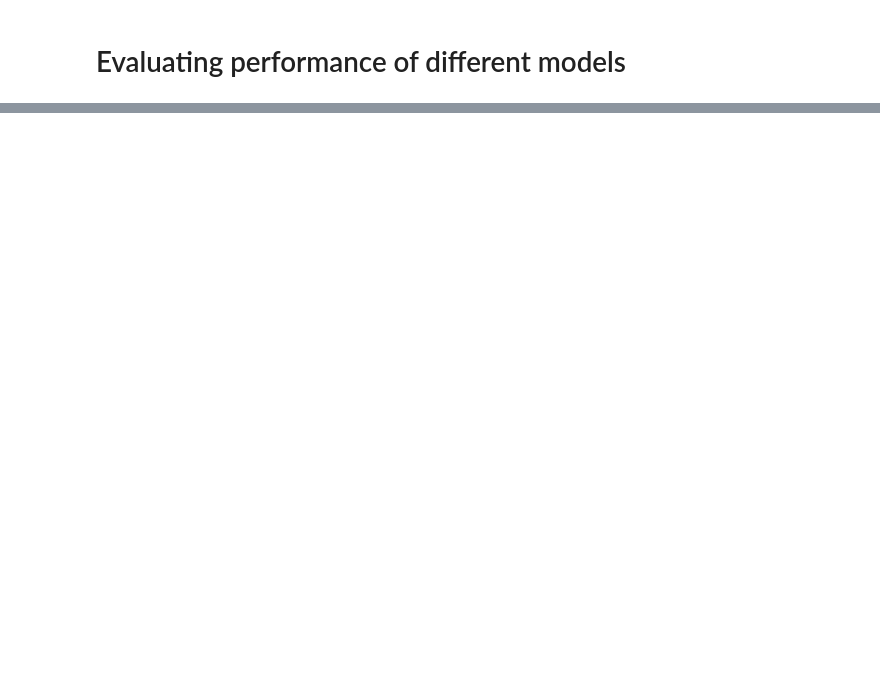
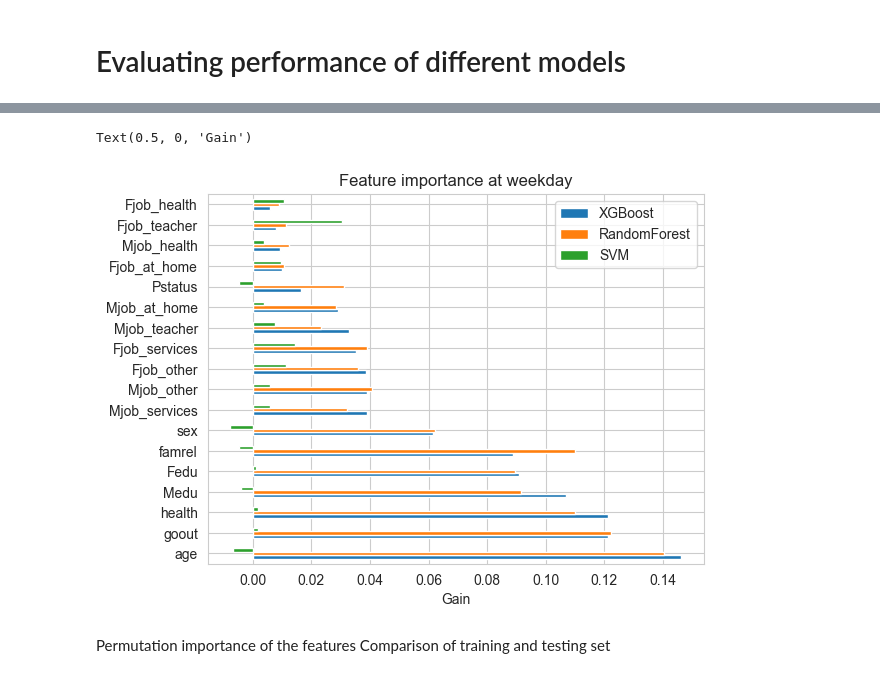
Before and after one commit to moon1201/DSGP8_Final, a Jupyter notebook: Modeling.ipynb, the cells around one changed output, grey strips where cells are left out. Saved outputs shown, nothing was run; the diff lists cells and outputs as text; code cells hidden in the pictures; blank space fills up the shorter version.

```diff
--- a/Modeling.ipynb
+++ b/Modeling.ipynb
@@ -452,0 +365,15 @@ plt.show()
+# %%
+from xgboost import plot_importance
+from sklearn.inspection import permutation_importance
+xgboostD = pickle.load(open('xgboostD.sav', 'rb'))
+svmD = pickle.load(open('svcD.sav', 'rb'))
+rftD = pickle.load(open('rftD.sav', 'rb'))
+xgbD_importances = xgboostD.feature_importances_
+xgbD_importances = pd.Series(xgbD_importances, index=X.columns).sort_values()
+rftD_importances = rftD.feature_importances_
+rftD_importances = pd.Series(rftD_importances, index=X.columns).sort_values()
+# %%
+svmD_importances = permutation_importance(svmD, X_test, y_test)
+sorted_idx = svmD_importances.importances_mean.argsort()
+svmD_importances = pd.Series(svmD_importances.importances_mean[sorted_idx], index=X.columns)
+svmD_importances
@@ -453,3 +400,12 @@ plt.show()
+# %%
+data = {"XGBoost": xgbD_importances, "RandomForest": rftD_importances, "SVM": svmD_importances}
+feature_importances = pd.DataFrame(data)
+feature_importances.nlargest(20, columns=feature_importances.columns).plot(kind='barh')
+plt.title("Feature importance at weekday")
+plt.xlabel('Gain')
+# %% [output]
+Text(0.5, 0, 'Gain')
+[figure, added]
 # %%
 from sklearn.inspection import permutation_importance
 r = permutation_importance(rftD, X, yD, n_repeats=30, random_state=seedD)
@@ -459,3 +415,6 @@ for i in r.importances_mean.argsort()[::-1]:
 # %%
 global_importances_random = pd.Series(rftD.feature_importances_, index=X_train.columns)
 global_importances_random.sort_values(ascending=True, inplace=True)
+# %% [markdown]
+Permutation importance of the features
+Comparison of training and testing set
```
Also changed, not shown: parts of 11 cells of this notebook, 11 other files.
